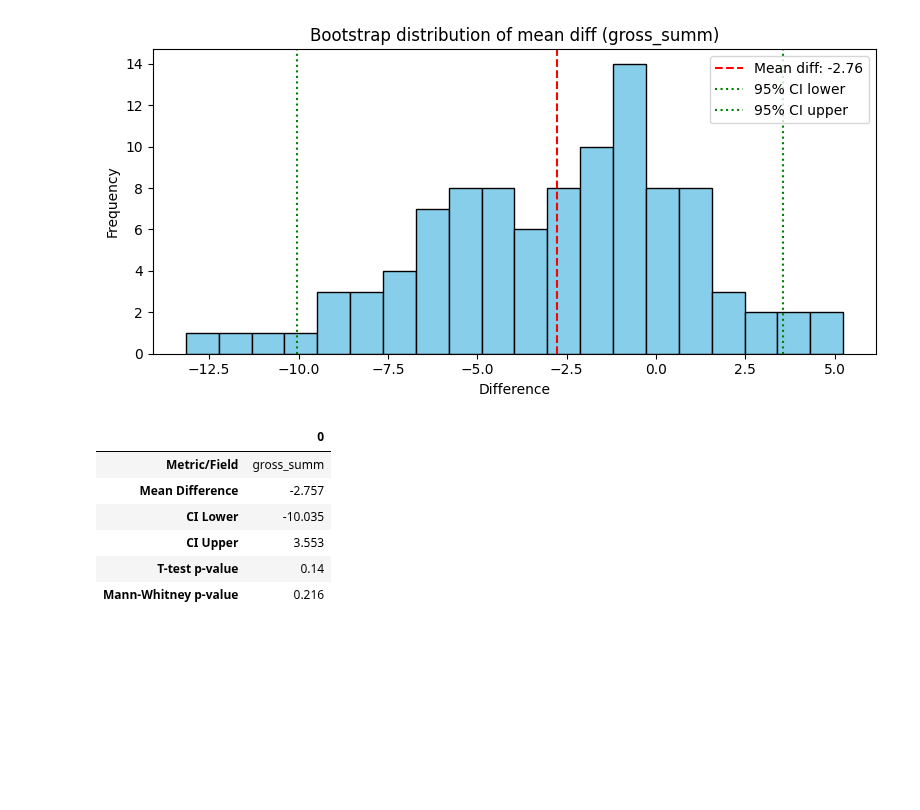
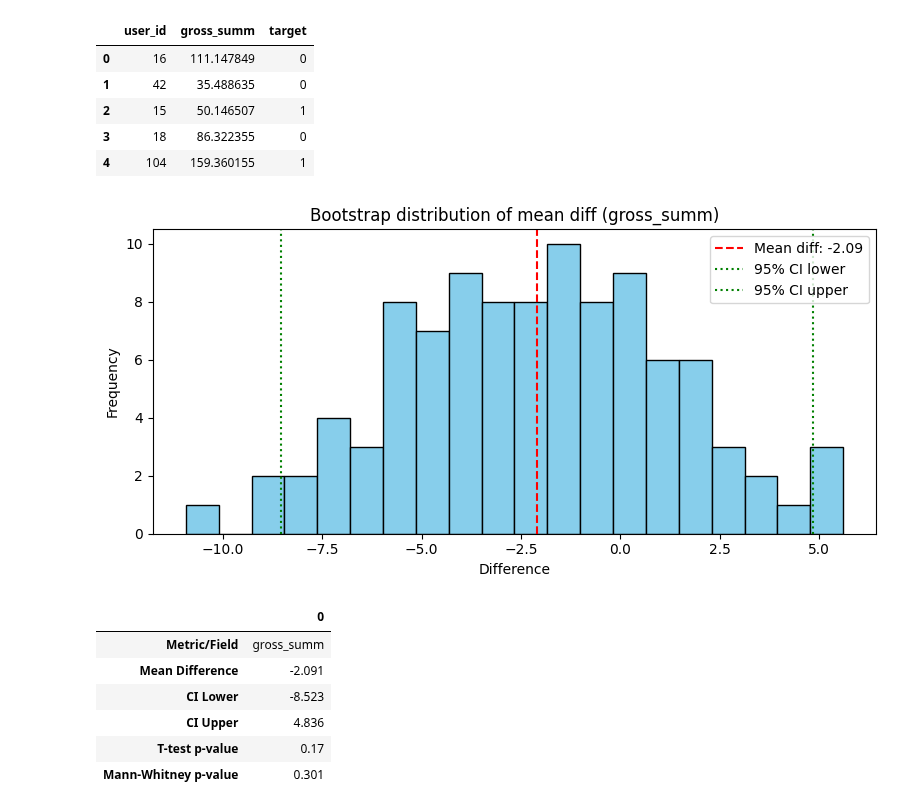
Before and after one commit to Familenko/DS-Lifehacks, a Jupyter notebook: bootstrap.ipynb, the cells around one changed output. Cells and saved outputs as stored; diff of their text form; code cells hidden in the pictures; blank space fills up the shorter version.

```diff
--- a/bootstrap.ipynb
+++ b/bootstrap.ipynb
@@ -52,26 +52,34 @@ def evaluate_groups(df, target_col='target', value_col='gross_summ', n_iter=100,
 # %%
 X, y = make_classification(
     n_samples=10000,
     n_features=4,
     n_informative=4,
     n_redundant=0,
     n_clusters_per_class=4,
     random_state=42
 )
 
 df_fake = pd.DataFrame({
     'user_id': np.random.randint(1, 200, size=10000),
     'gross_summ': np.abs(X[:, 0] * 100 + np.random.normal(0, 10, size=10000)),
     'target': y
 })
-
-evaluate_groups(df_fake)
+df_fake.head()
 # %% [output]
-[figure, removed]
-|  | 0 |
-| Metric/Field | gross_summ |
-| Mean Difference | -2.757 |
-| CI Lower | -10.035 |
-| CI Upper | 3.553 |
-| T-test p-value | 0.14 |
-| Mann-Whitney p-value | 0.216 |
+|  | user_id | gross_summ | target |
+| 0 | 16 | 111.147849 | 0 |
+| 1 | 42 | 35.488635 | 0 |
+| 2 | 15 | 50.146507 | 1 |
+| 3 | 18 | 86.322355 | 0 |
+| 4 | 104 | 159.360155 | 1 |
+# %%
+evaluate_groups(df_fake)
+# %% [output]
+[figure, added]
+|  | 0 |
+| Metric/Field | gross_summ |
+| Mean Difference | -2.091 |
+| CI Lower | -8.523 |
+| CI Upper | 4.836 |
+| T-test p-value | 0.17 |
+| Mann-Whitney p-value | 0.301 |
```
